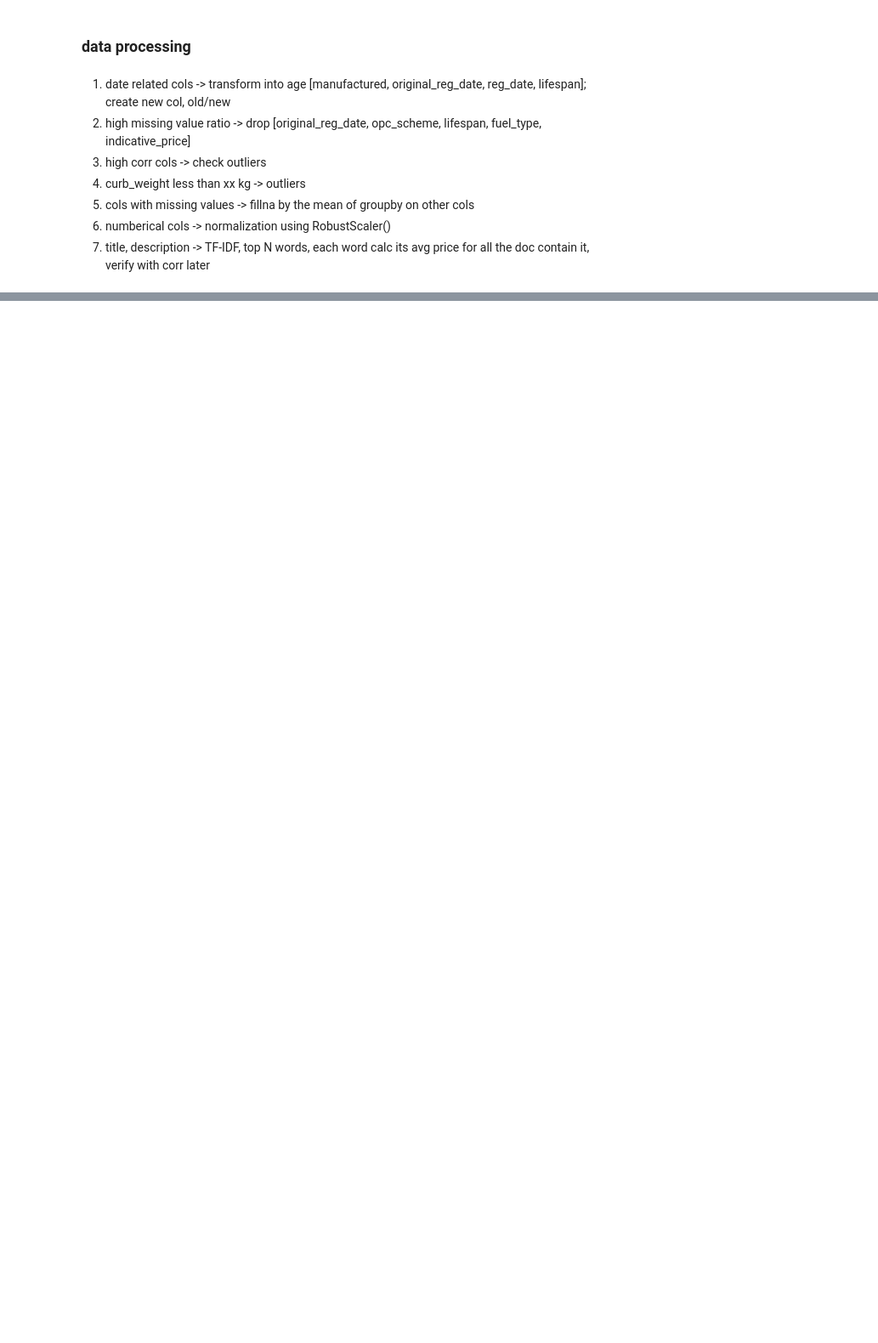
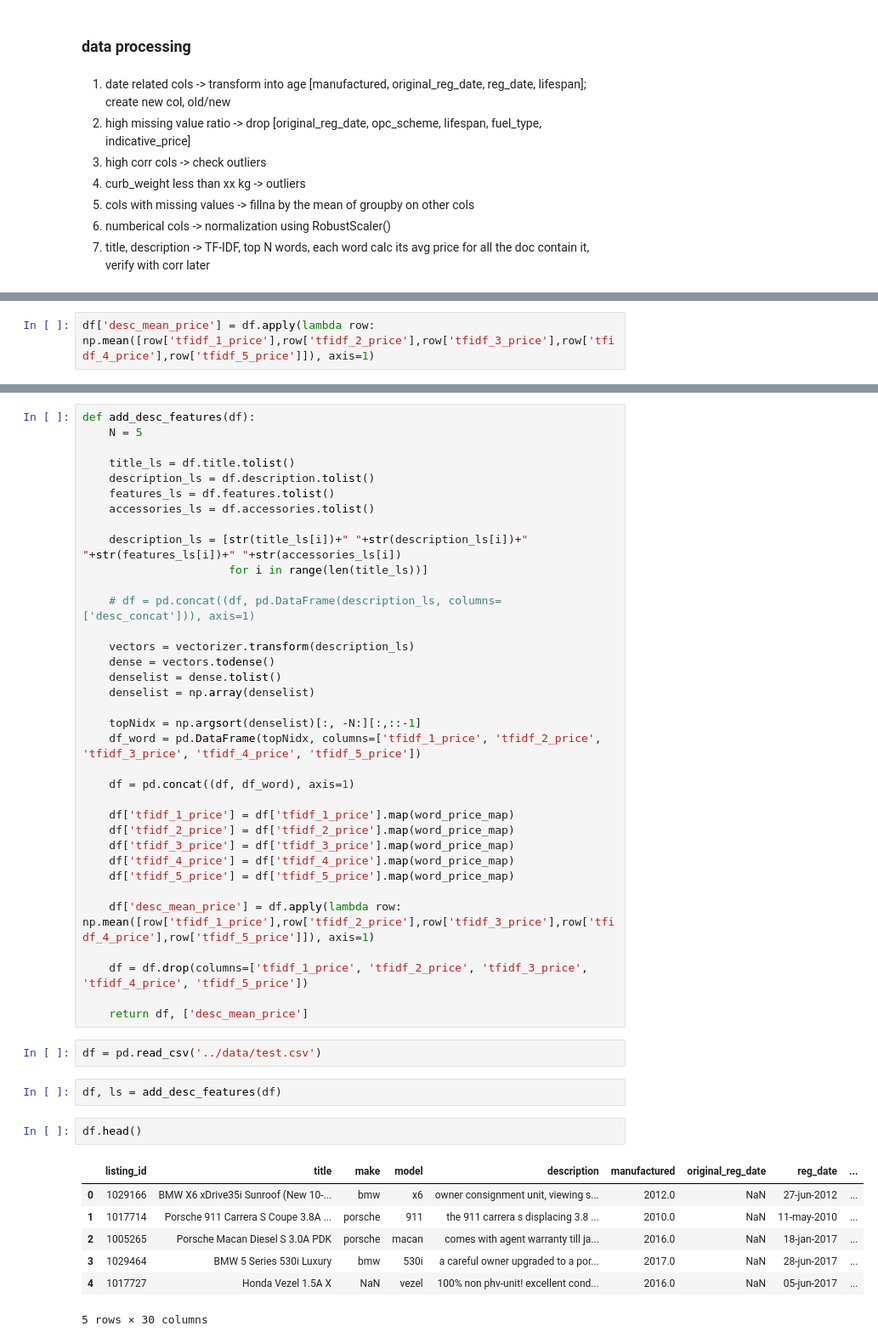
Before and after one commit to katherine-gyw/CS5228-kaggle, a Jupyter notebook: notebooks/pipeline-mingxuan.ipynb, the cells around one changed output, grey strips where cells are left out. Shown at 85% size. Saved outputs shown, nothing was run; the diff lists cells and outputs as text; blank space fills up the shorter version.

Commit message:
add desc feature

```diff
--- a/notebooks/pipeline-mingxuan.ipynb
+++ b/notebooks/pipeline-mingxuan.ipynb
@@ -198,0 +306,2 @@ sns.scatterplot(x = df['mileage'], y = df['price'], hue=df['type_of_vehicle'], p
+# %%
+df['desc_mean_price'] = df.apply(lambda row: np.mean([row['tfidf_1_price'],row['tfidf_2_price'],row['tfidf_3_price'],row['tfidf_4_price'],row['tfidf_5_price']]), axis=1)
@@ -198,0 +335,49 @@ sns.scatterplot(x = df['mileage'], y = df['price'], hue=df['type_of_vehicle'], p
+# %%
+def add_desc_features(df):
+    N = 5
+
+    title_ls = df.title.tolist()
+    description_ls = df.description.tolist()
+    features_ls = df.features.tolist()
+    accessories_ls = df.accessories.tolist()
+
+    description_ls = [str(title_ls[i])+" "+str(description_ls[i])+" "+str(features_ls[i])+" "+str(accessories_ls[i])
+                      for i in range(len(title_ls))]
+
+    # df = pd.concat((df, pd.DataFrame(description_ls, columns=['desc_concat'])), axis=1)
+
+    vectors = vectorizer.transform(description_ls)
+    dense = vectors.todense()
+    denselist = dense.tolist()
+    denselist = np.array(denselist)
+
+    topNidx = np.argsort(denselist)[:, -N:][:,::-1]
+    df_word = pd.DataFrame(topNidx, columns=['tfidf_1_price', 'tfidf_2_price', 'tfidf_3_price', 'tfidf_4_price', 'tfidf_5_price'])
+
+    df = pd.concat((df, df_word), axis=1)
+
+    df['tfidf_1_price'] = df['tfidf_1_price'].map(word_price_map)
+    df['tfidf_2_price'] = df['tfidf_2_price'].map(word_price_map)
+    df['tfidf_3_price'] = df['tfidf_3_price'].map(word_price_map)
+    df['tfidf_4_price'] = df['tfidf_4_price'].map(word_price_map)
+    df['tfidf_5_price'] = df['tfidf_5_price'].map(word_price_map)
+
+    df['desc_mean_price'] = df.apply(lambda row: np.mean([row['tfidf_1_price'],row['tfidf_2_price'],row['tfidf_3_price'],row['tfidf_4_price'],row['tfidf_5_price']]), axis=1)
+
+    df = df.drop(columns=['tfidf_1_price', 'tfidf_2_price', 'tfidf_3_price', 'tfidf_4_price', 'tfidf_5_price'])
+
+    return df, ['desc_mean_price']
+# %%
+df = pd.read_csv('../data/test.csv')
+# %%
+df, ls = add_desc_features(df)
+# %%
+df.head()
+# %% [output]
+|  | listing_id | title | make | model | description | manufactured | original_reg_date | reg_date | ... |
+| 0 | 1029166 | BMW X6 xDrive35i Sunroof (New 10-... | bmw | x6 | owner consignment unit, viewing s... | 2012.0 | NaN | 27-jun-2012 | ... |
+| 1 | 1017714 | Porsche 911 Carrera S Coupe 3.8A ... | porsche | 911 | the 911 carrera s displacing 3.8 ... | 2010.0 | NaN | 11-may-2010 | ... |
+| 2 | 1005265 | Porsche Macan Diesel S 3.0A PDK | porsche | macan | comes with agent warranty till ja... | 2016.0 | NaN | 18-jan-2017 | ... |
+| 3 | 1029464 | BMW 5 Series 530i Luxury | bmw | 530i | a careful owner upgraded to a por... | 2017.0 | NaN | 28-jun-2017 | ... |
+| 4 | 1017727 | Honda Vezel 1.5A X | NaN | vezel | 100% non phv-unit! excellent cond... | 2016.0 | NaN | 05-jun-2017 | ... |
+5 rows × 30 columns
```
Also changed, not shown: parts of 38 cells of this notebook, 19 other files.
